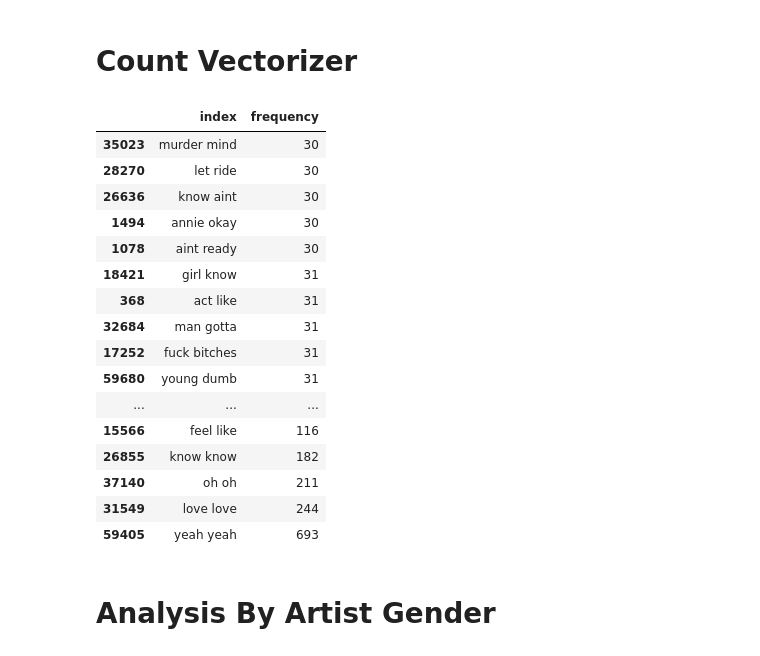
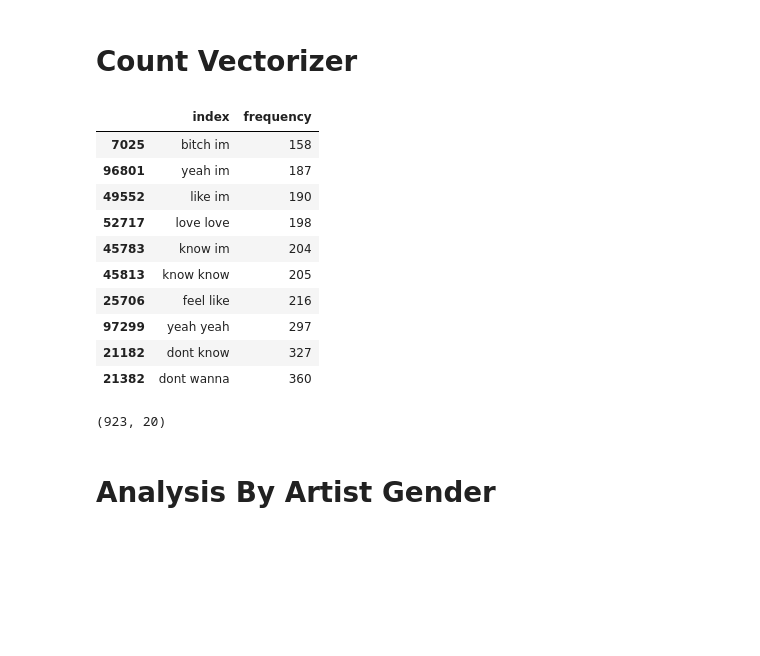
Before and after one commit to savyrosea/Genius_Lyrics_Analysis, a Jupyter notebook: notebooks/3_N-Grams.ipynb, the cells around one changed output. Cells and saved outputs as stored; diff of their text form; code cells hidden in the pictures; blank space fills up the shorter version.

Commit message:
more preprecessing text, gender analysis

```diff
--- a/notebooks/3_N-Grams.ipynb
+++ b/notebooks/3_N-Grams.ipynb
@@ -66,0 +60,35 @@ songs['cleaned_lyrics'] = songs.apply(clean_text, axis = 1)
+# %%
+def clean_text(row):
+    cleaned = row['lyrics'].lower()
+
+    clean_dict = {"'":'',
+                  ", ":" ",
+                  'ain t':'aint',
+                  '\u2005':'',
+                  'won t':'wont',
+                  'could ve':'couldve',
+                  'shoul ve':'shouldve',
+                  'would ve':'wouldve',
+                  'i ve':'ive',
+                  '-':'_',
+                  'ain ':'aint ',
+                  'in ':'ing ',
+                  ' ing ':'ing '}
+
+    for key in clean_dict:
+        cleaned = cleaned.replace(key, clean_dict[key])
+
+    rep_words = ['hol ','ooh ','oh ','love ','know ','yeah ','baby, ', 'gone, ', 'down, ',
+                 'woah ','hey ','fight ','tryin ','skrt ', 'ma ', 'ooh yeah, ','hey, ',
+                 'wild ','uh ','hillbilly ','baby ','wiggle ','fight ','want ']
+
+    for rep in rep_words:
+        for i in range (25):
+            temp_text = rep * 3
+            cleaned = cleaned.replace(temp_text,'')
+            temp_text = rep * 2
+            cleaned = cleaned.replace(temp_text,'')
+
+    return cleaned
+
+songs['cleaned_lyrics'] = songs.apply(clean_text, axis = 1)
@@ -73,7 +131,7 @@ for a in list(artists['artist']):
     artist_names.append(a.lower())
 # %%
 from sklearn.feature_extraction import text
-my_stop_words = ['intro','chorus','verse','don','s','jason derulo','nick jonas'] + artist_names
+my_stop_words = ['intro','outro','chorus','verse','don','s','jason derulo','nick jonas'] + artist_names
 stop_words = text.ENGLISH_STOP_WORDS.union(my_stop_words)
 # %% [markdown]
 # Count Vectorizer
@@ -85,25 +143,23 @@ sparse_matrix = word_vectorizer.fit_transform(songs['cleaned_lyrics'])
 # %%
 frequencies = sum(sparse_matrix).toarray()[0]
 df2 = pd.DataFrame(frequencies, index=word_vectorizer.get_feature_names(), columns=['frequency']).reset_index()
 
-df2.sort_values('frequency').tail(100)
+df2.sort_values('frequency').tail(10)
 # %% [output]
 |  | index | frequency |
-| 35023 | murder mind | 30 |
-| 28270 | let ride | 30 |
-| 26636 | know aint | 30 |
-| 1494 | annie okay | 30 |
-| 1078 | aint ready | 30 |
-| 18421 | girl know | 31 |
-| 368 | act like | 31 |
-| 32684 | man gotta | 31 |
-| 17252 | fuck bitches | 31 |
-| 59680 | young dumb | 31 |
-| ... | ... | ... |
-| 15566 | feel like | 116 |
-| 26855 | know know | 182 |
-| 37140 | oh oh | 211 |
-| 31549 | love love | 244 |
-| 59405 | yeah yeah | 693 |
+| 7025 | bitch im | 158 |
+| 96801 | yeah im | 187 |
+| 49552 | like im | 190 |
+| 52717 | love love | 198 |
+| 45783 | know im | 204 |
+| 45813 | know know | 205 |
+| 25706 | feel like | 216 |
+| 97299 | yeah yeah | 297 |
+| 21182 | dont know | 327 |
+| 21382 | dont wanna | 360 |
+# %%
+songs.shape
+# %% [output]
+(923, 20)
 # %% [markdown]
 # Analysis By Artist Gender
```
Also changed, not shown: parts of 24 cells of this notebook, 1 other file.
